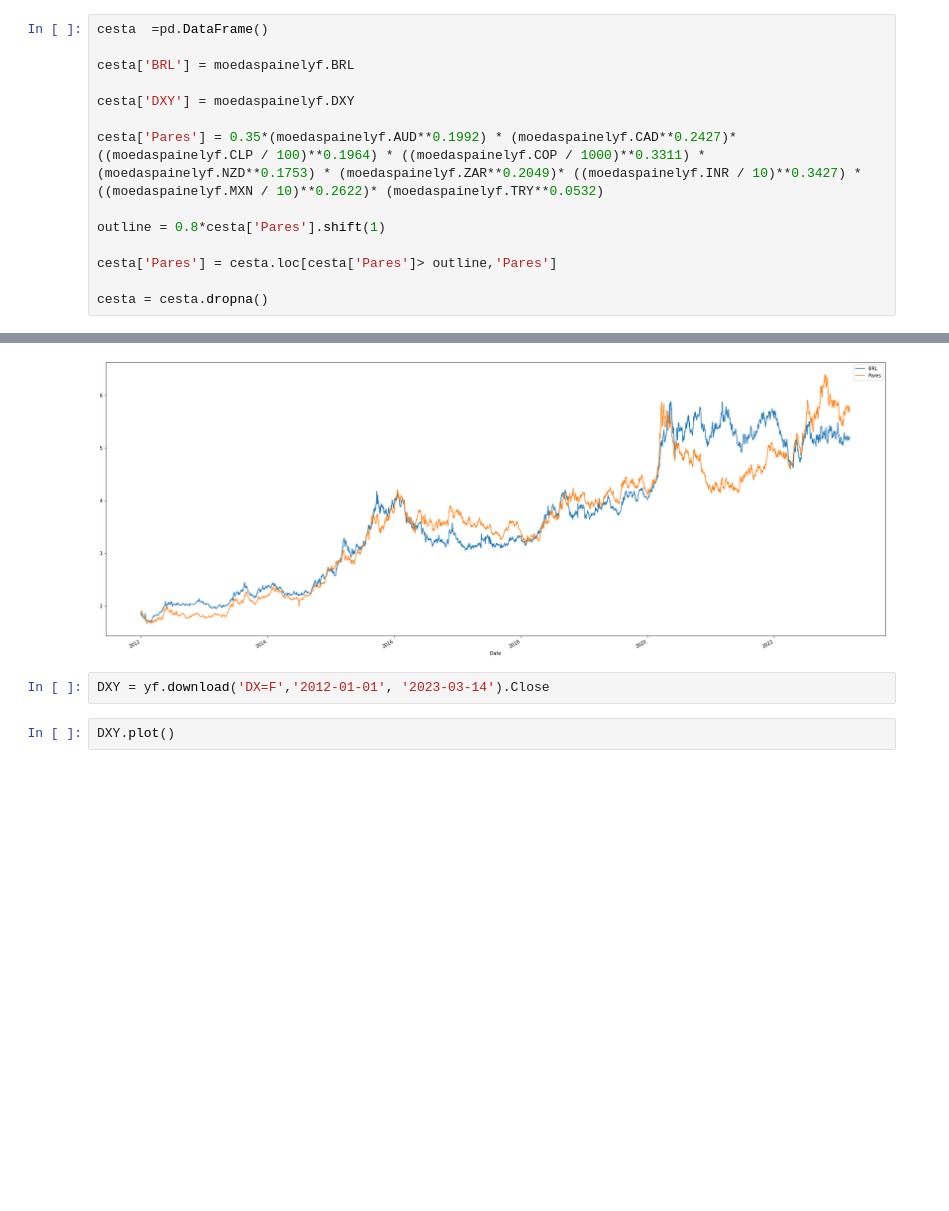
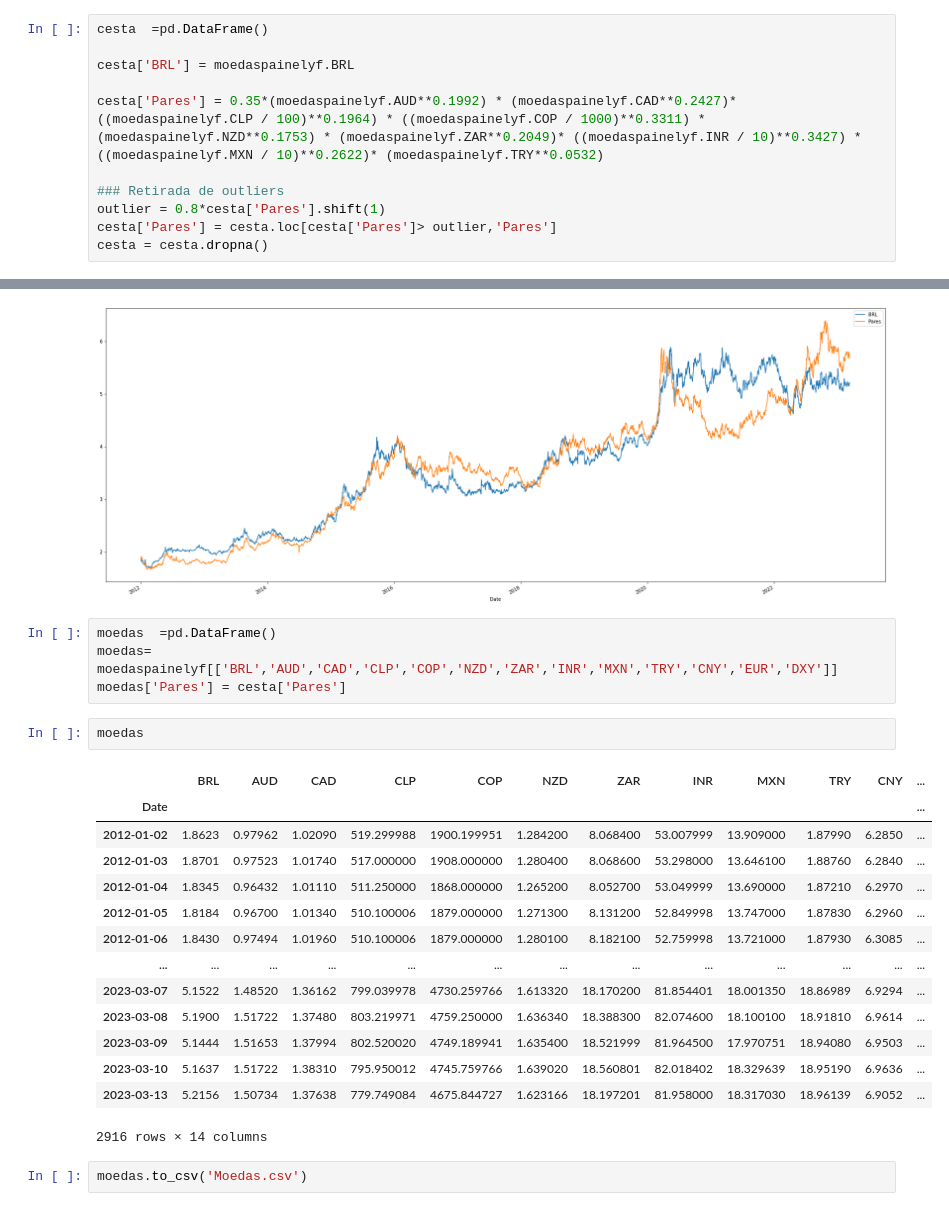
Before and after one commit to Edu-Moreira/Estudos-de-Python, a Jupyter notebook: Mercado_Global.ipynb, the cells around one changed output, grey strips where cells are left out. Cells and saved outputs as stored; diff of their text form; blank space fills up the shorter version.

```diff
--- a/Mercado_Global.ipynb
+++ b/Mercado_Global.ipynb
@@ -211,21 +211,37 @@ cesta  =pd.DataFrame()
 
 cesta['BRL'] = moedaspainelyf.BRL
 
-cesta['DXY'] = moedaspainelyf.DXY
-
 cesta['Pares'] = 0.35*(moedaspainelyf.AUD**0.1992) * (moedaspainelyf.CAD**0.2427)* ((moedaspainelyf.CLP / 100)**0.1964) * ((moedaspainelyf.COP / 1000)**0.3311) * (moedaspainelyf.NZD**0.1753) * (moedaspainelyf.ZAR**0.2049)* ((moedaspainelyf.INR / 10)**0.3427) * ((moedaspainelyf.MXN / 10)**0.2622)* (moedaspainelyf.TRY**0.0532)
 
-outline = 0.8*cesta['Pares'].shift(1)
-
-cesta['Pares'] = cesta.loc[cesta['Pares']> outline,'Pares']
-
+### Retirada de outliers
+outlier = 0.8*cesta['Pares'].shift(1)
+cesta['Pares'] = cesta.loc[cesta['Pares']> outlier,'Pares']
 cesta = cesta.dropna()
 # %%
 cesta[['BRL','Pares']].plot(figsize=(30,12))
 # %% [output]
 <AxesSubplot:xlabel='Date'>
 [figure]
-# %%
-DXY = yf.download('DX=F','2012-01-01', '2023-03-14').Close
-# %%
-DXY.plot()
+# %%
+moedas  =pd.DataFrame()
+moedas= moedaspainelyf[['BRL','AUD','CAD','CLP','COP','NZD','ZAR','INR','MXN','TRY','CNY','EUR','DXY']]
+moedas['Pares'] = cesta['Pares']
+# %%
+moedas
+# %% [output]
+|  | BRL | AUD | CAD | CLP | COP | NZD | ZAR | INR | MXN | TRY | CNY | ... |
+| Date |  |  |  |  |  |  |  |  |  |  |  | ... |
+| 2012-01-02 | 1.8623 | 0.97962 | 1.02090 | 519.299988 | 1900.199951 | 1.284200 | 8.068400 | 53.007999 | 13.909000 | 1.87990 | 6.2850 | ... |
+| 2012-01-03 | 1.8701 | 0.97523 | 1.01740 | 517.000000 | 1908.000000 | 1.280400 | 8.068600 | 53.298000 | 13.646100 | 1.88760 | 6.2840 | ... |
+| 2012-01-04 | 1.8345 | 0.96432 | 1.01110 | 511.250000 | 1868.000000 | 1.265200 | 8.052700 | 53.049999 | 13.690000 | 1.87210 | 6.2970 | ... |
+| 2012-01-05 | 1.8184 | 0.96700 | 1.01340 | 510.100006 | 1879.000000 | 1.271300 | 8.131200 | 52.849998 | 13.747000 | 1.87830 | 6.2960 | ... |
+| 2012-01-06 | 1.8430 | 0.97494 | 1.01960 | 510.100006 | 1879.000000 | 1.280100 | 8.182100 | 52.759998 | 13.721000 | 1.87930 | 6.3085 | ... |
+| ... | ... | ... | ... | ... | ... | ... | ... | ... | ... | ... | ... | ... |
+| 2023-03-07 | 5.1522 | 1.48520 | 1.36162 | 799.039978 | 4730.259766 | 1.613320 | 18.170200 | 81.854401 | 18.001350 | 18.86989 | 6.9294 | ... |
+| 2023-03-08 | 5.1900 | 1.51722 | 1.37480 | 803.219971 | 4759.250000 | 1.636340 | 18.388300 | 82.074600 | 18.100100 | 18.91810 | 6.9614 | ... |
+| 2023-03-09 | 5.1444 | 1.51653 | 1.37994 | 802.520020 | 4749.189941 | 1.635400 | 18.521999 | 81.964500 | 17.970751 | 18.94080 | 6.9503 | ... |
+| 2023-03-10 | 5.1637 | 1.51722 | 1.38310 | 795.950012 | 4745.759766 | 1.639020 | 18.560801 | 82.018402 | 18.329639 | 18.95190 | 6.9636 | ... |
+| 2023-03-13 | 5.2156 | 1.50734 | 1.37638 | 779.749084 | 4675.844727 | 1.623166 | 18.197201 | 81.958000 | 18.317030 | 18.96139 | 6.9052 | ... |
+2916 rows × 14 columns
+# %%
+moedas.to_csv('Moedas.csv')
```
